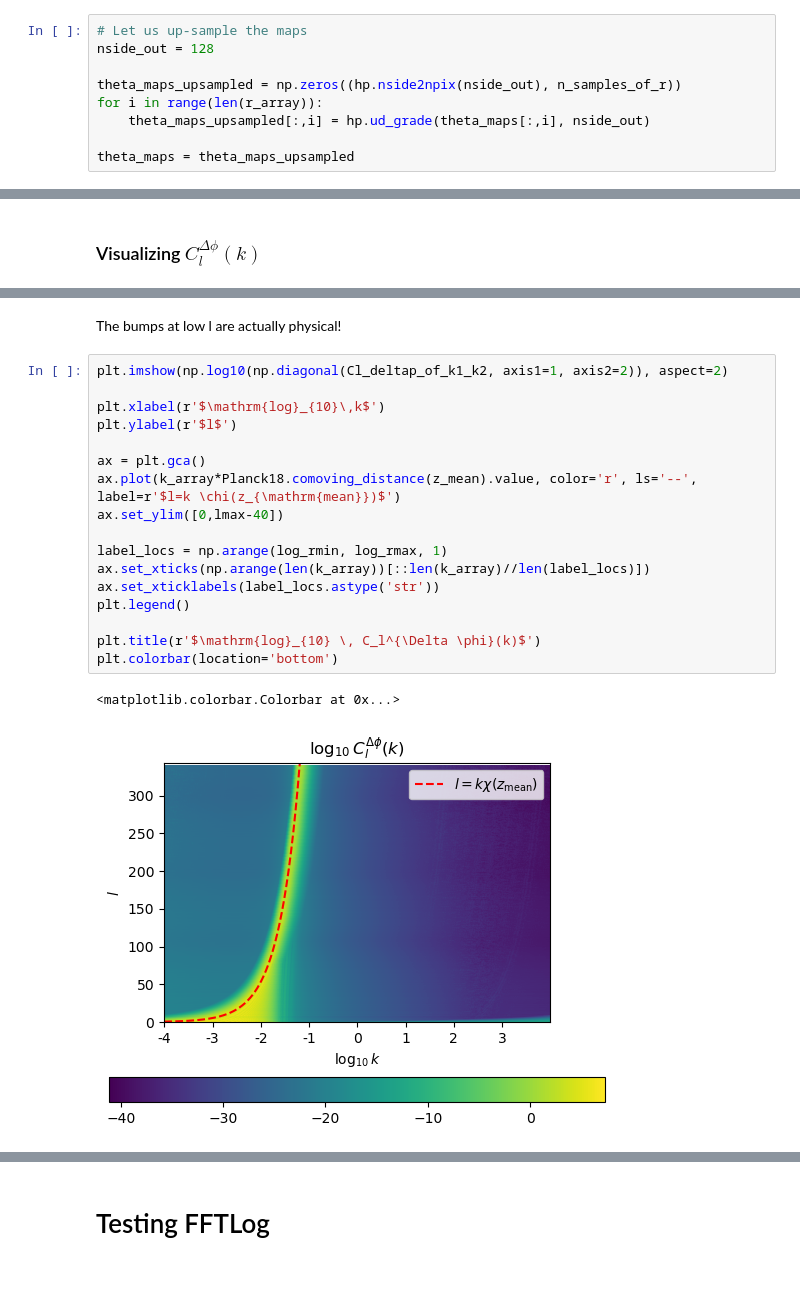
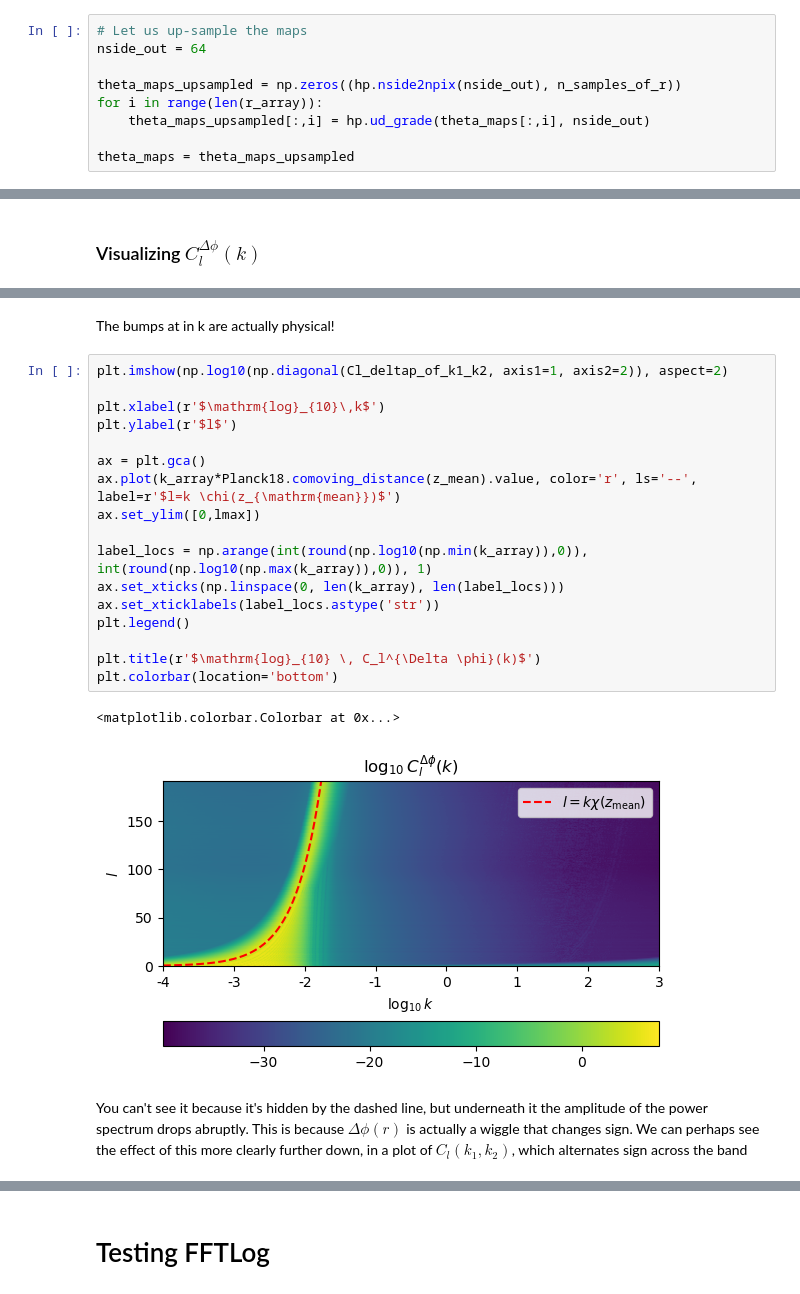
Before and after one commit to abaleato/CARDiAC, a Jupyter notebook: Get_DeltaPhi_PS.ipynb, the cells around one changed output, grey strips where cells are left out. Saved outputs shown, nothing was run; the diff lists cells and outputs as text.

```diff
--- a/Get_DeltaPhi_PS.ipynb
+++ b/Get_DeltaPhi_PS.ipynb
@@ -58,6 +58,6 @@ plt.show()
 # %%
 # Let us up-sample the maps
-nside_out = 128
+nside_out = 64
 
 theta_maps_upsampled = np.zeros((hp.nside2npix(nside_out), n_samples_of_r))
 for i in range(len(r_array)):
@@ -99,23 +110,25 @@ plt.legend()
 # %% [markdown]
-The bumps at low l are actually physical!
+The bumps at in k are actually physical!
 # %%
 plt.imshow(np.log10(np.diagonal(Cl_deltap_of_k1_k2, axis1=1, axis2=2)), aspect=2)
 
 plt.xlabel(r'$\mathrm{log}_{10}\,k$')
 plt.ylabel(r'$l$')
 
 ax = plt.gca()
 ax.plot(k_array*Planck18.comoving_distance(z_mean).value, color='r', ls='--', label=r'$l=k \chi(z_{\mathrm{mean}})$')
-ax.set_ylim([0,lmax-40])
+ax.set_ylim([0,lmax])
 
-label_locs = np.arange(log_rmin, log_rmax, 1)
-ax.set_xticks(np.arange(len(k_array))[::len(k_array)//len(label_locs)])
+label_locs = np.arange(int(round(np.log10(np.min(k_array)),0)), int(round(np.log10(np.max(k_array)),0)), 1)
+ax.set_xticks(np.linspace(0, len(k_array), len(label_locs)))
 ax.set_xticklabels(label_locs.astype('str'))
 plt.legend()
 
 plt.title(r'$\mathrm{log}_{10} \, C_l^{\Delta \phi}(k)$')
 plt.colorbar(location='bottom')
 # %% [output]
 <matplotlib.colorbar.Colorbar at 0x...>
-[figure, old version]
+[figure, new version]
+# %% [markdown]
+You can't see it because it's hidden by the dashed line, but underneath it the amplitude of the power spectrum drops abruptly. This is because $\Delta \phi(r)$ is actually a wiggle that changes sign. We can perhaps see the effect of this more clearly further down, in a plot of $C_l(k_1,k_2)$, which alternates sign across the band
 # %% [markdown]
```
Also changed, not shown: parts of 9 cells of this notebook.
